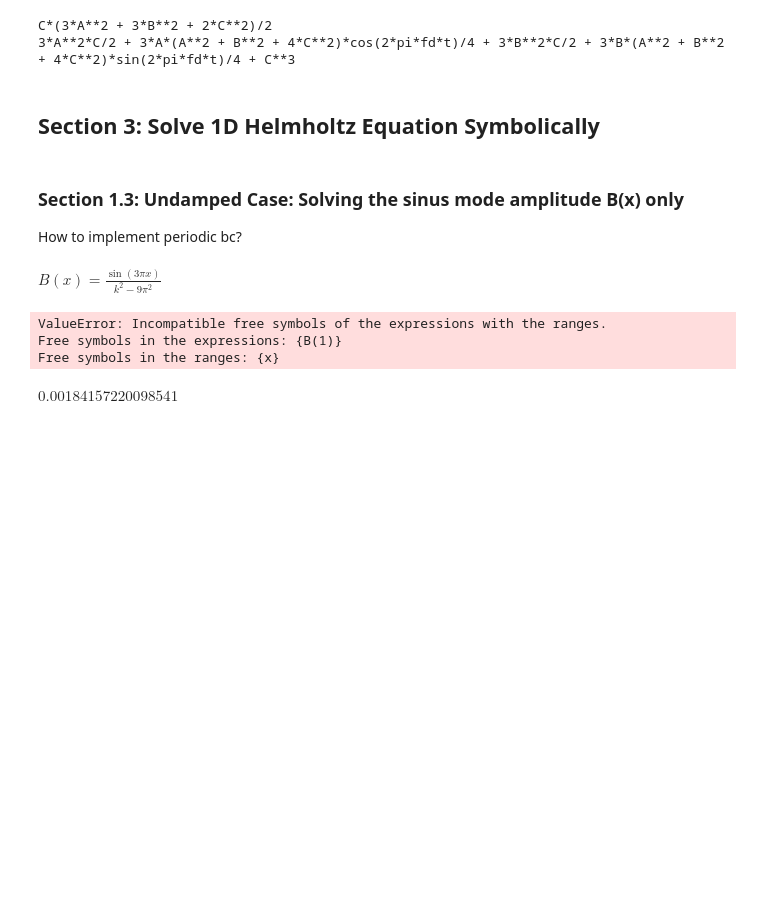
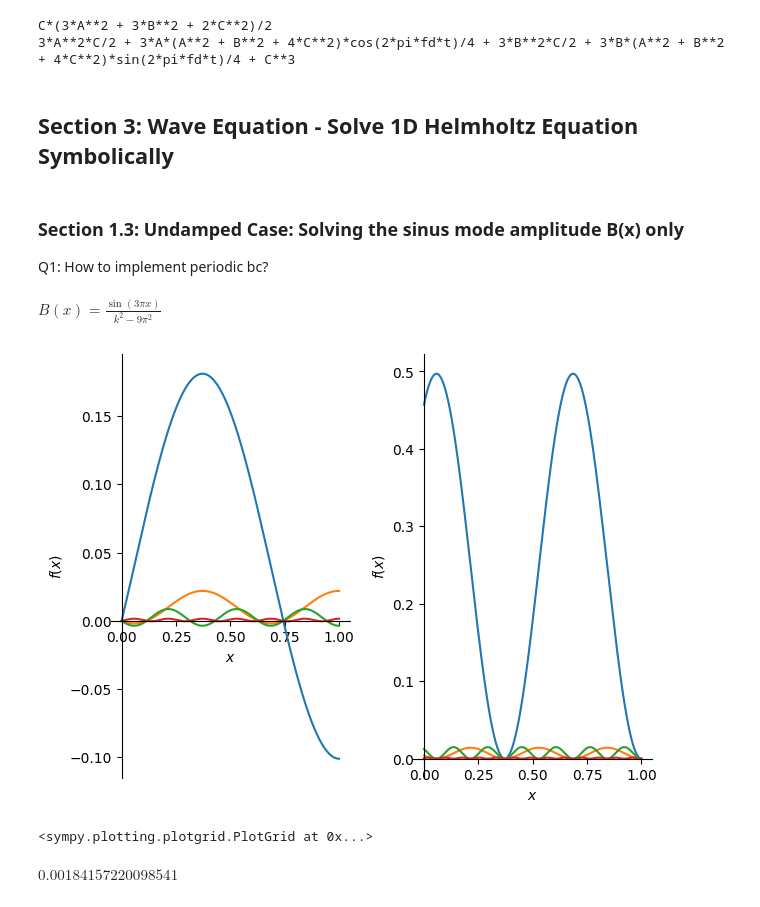
Before and after one commit to ziolai/sediment-transport-rivers, a Jupyter notebook: beginner_symbolic.ipynb, the cells around one changed output. Saved outputs shown, nothing was run; the diff lists cells and outputs as text; code cells hidden in the pictures; blank space fills up the shorter version.

```diff
--- a/beginner_symbolic.ipynb
+++ b/beginner_symbolic.ipynb
@@ -167,11 +167,11 @@ print(sym.simplify(s2))
 C*(3*A**2 + 3*B**2 + 2*C**2)/2
 3*A**2*C/2 + 3*A*(A**2 + B**2 + 4*C**2)*cos(2*pi*fd*t)/4 + 3*B**2*C/2 + 3*B*(A**2 + B**2 + 4*C**2)*sin(2*pi*fd*t)/4 + C**3
 # %% [markdown]
-## Section 3: Solve 1D Helmholtz Equation Symbolically
+## Section 3: Wave Equation - Solve 1D Helmholtz Equation Symbolically
 # %% [markdown]
 ### Section 1.3: Undamped Case: Solving the sinus mode amplitude B(x) only
 
-How to implement periodic bc?
+Q1: How to implement periodic bc?
 # %%
 from sympy import Function, dsolve, Derivative, diff, integrate, sin, cos, symbols, pi, plot
 from sympy.abc import x
@@ -190,32 +190,33 @@ sol
 $\displaystyle B{\left(x \right)} = \frac{\sin{\left(3 \pi x \right)}}{k^{2} - 9 \pi^{2}}$
 # %%
 from sympy import Function, dsolve, Derivative, diff, integrate, plot
+from sympy.plotting import plot, PlotGrid
 from sympy.abc import x
 
 B = symbols("B", cls=Function)
 x = symbols("x")
 k = symbols("k", positive=True)
 
 # Solve the ODE
 eqns  = Derivative(B(x), x, x) + k*k*B(x)-1
-ics0  = {B(x).subs(x,0): B(x).subs(x,1), B(x).diff(x).subs(x,1): 0}
+# ics0  = {B(x).subs(x,0): B(x).subs(x,1), B(x).diff(x).subs(x,1): 0}
+ics0  = {B(x).subs(x,0): 0, B(x).diff(x).subs(x,1): 0}
 sol   = dsolve(eqns,ics = ics0)
 dxsol = diff(sol.rhs,x)
 
 plota = plot(show=False)
 plotb = plot(show=False)
 
 for ki in sym.Array([5.,10.,20.,40.]):
     plota1 = plot(sol.rhs.subs(k,ki), (x, 0, 1), show=False)
     plota.append(plota1[0])
     plotb1 = plot(pow(dxsol.subs(k,ki),2), (x, 0, 1), show=False)
     plotb.append(plotb1[0])
 
 PlotGrid(1, 2, plota, plotb)
 # %% [output]
+[figure, added]
-ValueError: Incompatible free symbols of the expressions with the ranges.
-Free symbols in the expressions: {B(1)}
-Free symbols in the ranges: {x}
+<sympy.plotting.plotgrid.PlotGrid at 0x...>
 # %%
 from sympy import diff, integrate
 dxsol = diff(sol.rhs,x)
```
Also changed, not shown: parts of 11 cells of this notebook.
